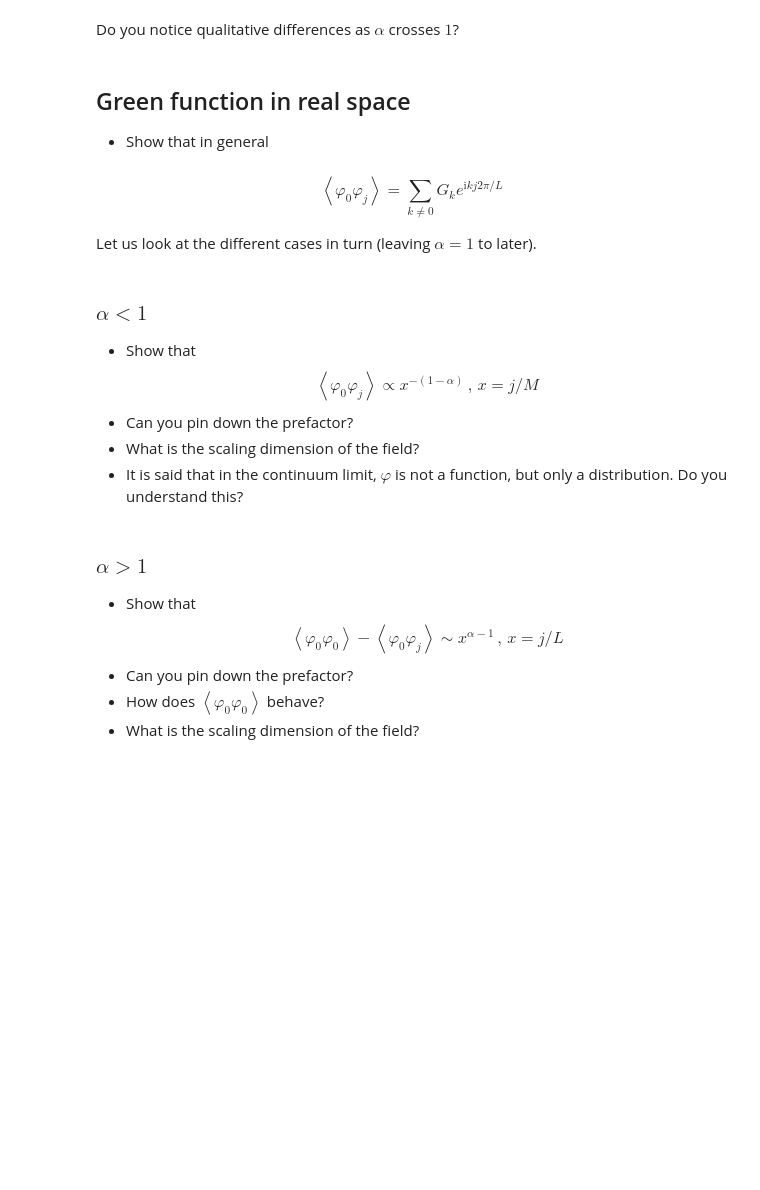
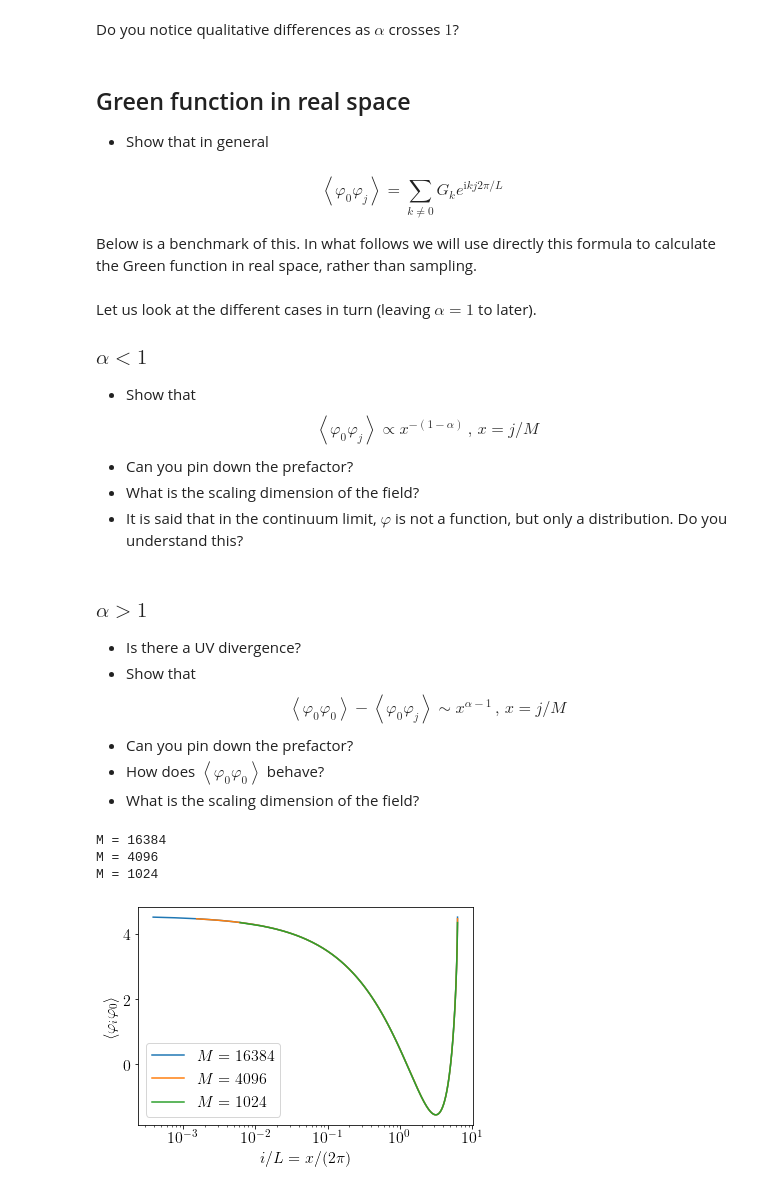
Before and after one commit to xcao-phys/sft-td, a Jupyter notebook: SFT_GFF.ipynb, the cells around one changed output. Cells and saved outputs as stored; diff of their text form; code cells hidden in the pictures; blank space fills up the shorter version.

```diff
--- a/SFT_GFF.ipynb
+++ b/SFT_GFF.ipynb
@@ -165,9 +169,33 @@ Do you notice qualitative differences as $\alpha$ crosses $1$?
 - Show that in general
 #### $$ \left< \varphi_0 \varphi_j\right> = \sum_{k \ne 0} G_k e^{\mathrm{i} k j 2 \pi / L} $$
 
-
-Let us look at the different cases in turn (leaving $\alpha = 1$ to later).
+Below is a benchmark of this. In what follows we will use directly this formula to calculate the Green function in real space, rather than sampling.
+# %%
+lb= 5
+M = 2 ** lb
+alpha = 1.
+Gk = get_Gk(M, alpha)
+sqrtGk = (Gk ** .5)
+rs = np.arange(1, M, M//16)
+ans = np.zeros(len(rs) + 1, dtype=float)
+for j in range(1000):
+    phi = np.fft.fft(( rnd.randn(M) +  rnd.randn(M) * 1.j) * sqrtGk ).real
+    for i, r in enumerate(rs):
+        contribution = np.mean(phi * np.roll(phi, r))
+        ans[i+1] += contribution
+    ans[0] += 1
+#
+ys= ans[1:]/ans[0]
+plt.plot(rs / M,ys , marker= "o", ls="", label ="numerics", c = "r")
+xs = np.arange(1, M)
+ys = np.fft.fft(Gk).real
+plt.plot(xs / M, ys[1:], label="exact", c= "k")
+plt.xlabel(r"$j / M$")
+plt.ylabel(r"$G(x)$")
+plt.legend()
 # %% [markdown]
+Let us look at the different cases in turn (leaving $\alpha = 1$ to later).
+
 ### $\alpha < 1$
 
 - Show that
@@ -194,11 +222,35 @@ plt.ylim(1e-1, 5e2)
 # %% [markdown]
 ### $\alpha > 1$
 
+- Is there a UV divergence?
 - Show that
-$$ \left< \varphi_0 \varphi_0\right> - \left< \varphi_0 \varphi_j\right> \sim x^{\alpha-1}  \,,\, x = j/L$$
+$$ \left< \varphi_0 \varphi_0\right> - \left< \varphi_0 \varphi_j\right> \sim x^{\alpha-1}  \,,\, x = j/M$$
 - Can you pin down the prefactor?
 - How does $\left< \varphi_0 \varphi_0\right> $ behave?
 - What is the scaling dimension of the field?
+# %%
+alpha = 1.6
+for M in 2** np.array([14, 12, 10]):
+    xs =np.arange(1,M) / M * np.pi *2
+
+
+    Gk = get_Gk(M, alpha)
+    Gk[0] = 0
+    Gr = np.fft.fft(Gk).real
+    plt.loglog(xs, Gr[1:],  label=r"$M = %d$" % M)
+    print("M = %d" % M)
+plt.legend()
+plt.ylabel(r"$\left< \varphi_i \varphi_0 \right>$")
+plt.xlabel("$i/L = x / (2\pi)$ ")
+xs = np.linspace(.5e-3, 1, 5)
+#a = alpha / 2
+plt.yscale("linear")
+#plt.plot(xs, xs ** (alpha - 1) * C, c = "k", ls = "--")
+# %% [output]
+M = 16384
+M = 4096
+M = 1024
+[figure, added]
 # %%
 alpha = 1.6
 for M in 2** np.array([14, 12, 10]):
```
Also changed, not shown: parts of 13 cells of this notebook.
